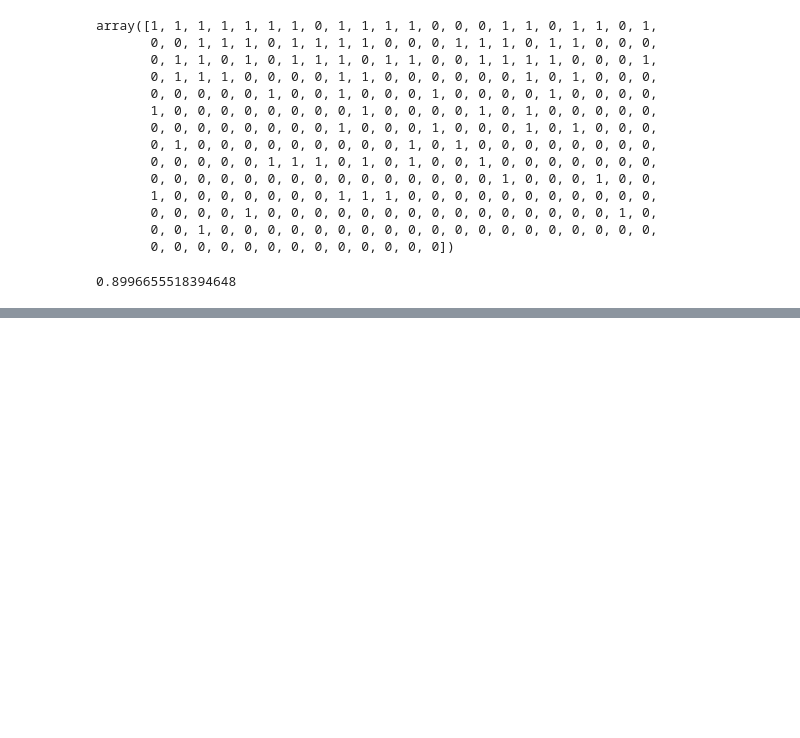
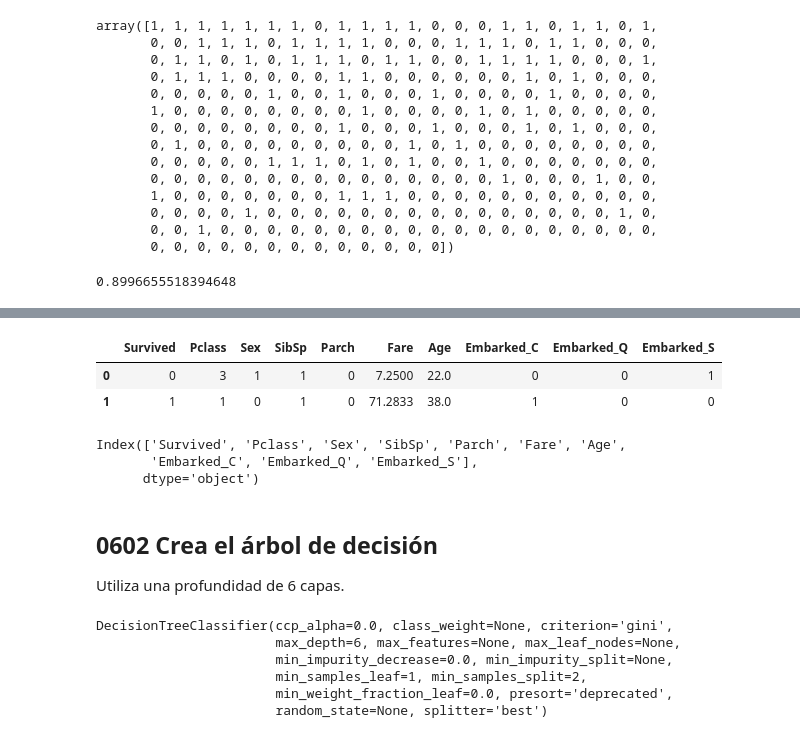
Before and after one commit to JotaBlanco/TheValley, a Jupyter notebook: Arboles/Clase_01_Arboles/01_Árboles_Decisión.ipynb, the cells around one changed output, grey strips where cells are left out. Cells and saved outputs as stored; diff of their text form; code cells hidden in the pictures; blank space fills up the shorter version.

```diff
--- a/Arboles/Clase_01_Arboles/01_Árboles_Decisión.ipynb
+++ b/Arboles/Clase_01_Arboles/01_Árboles_Decisión.ipynb
@@ -793,0 +807,22 @@ Vamos a hacer un árbol de decisión que prediga si alguien fallece o no.
+# %%
+# Url archivo raw
+url = 'https://raw.githubusercontent.com/JotaBlanco/TheValley/main/Data/Titanic_Limpio.csv'
+
+# Importa csv
+df_titanic = pd.read_csv(url)
+
+# Visualización primeras filas
+df_titanic.head(2)
+# %% [output]
+|  | Survived | Pclass | Sex | SibSp | Parch | Fare | Age | Embarked_C | Embarked_Q | Embarked_S |
+| 0 | 0 | 3 | 1 | 1 | 0 | 7.2500 | 22.0 | 0 | 0 | 1 |
+| 1 | 1 | 1 | 0 | 1 | 0 | 71.2833 | 38.0 | 1 | 0 | 0 |
+# %%
+df_titanic.columns
+# %% [output]
+Index(['Survived', 'Pclass', 'Sex', 'SibSp', 'Parch', 'Fare', 'Age',
+       'Embarked_C', 'Embarked_Q', 'Embarked_S'],
+      dtype='object')
+# %% [markdown]
+## 0602 Crea el árbol de decisión
+Utiliza una profundidad de 6 capas.
@@ -793,0 +839,11 @@ Vamos a hacer un árbol de decisión que prediga si alguien fallece o no.
+# %%
+# Entrena el árbol con los datos del Titanic
+arbol_titanic.fit(X=X, y=y)
+arbol_titanic
+# %% [output]
+DecisionTreeClassifier(ccp_alpha=0.0, class_weight=None, criterion='gini',
+                       max_depth=6, max_features=None, max_leaf_nodes=None,
+                       min_impurity_decrease=0.0, min_impurity_split=None,
+                       min_samples_leaf=1, min_samples_split=2,
+                       min_weight_fraction_leaf=0.0, presort='deprecated',
+                       random_state=None, splitter='best')
```
Also changed, not shown: parts of 16 cells of this notebook.
